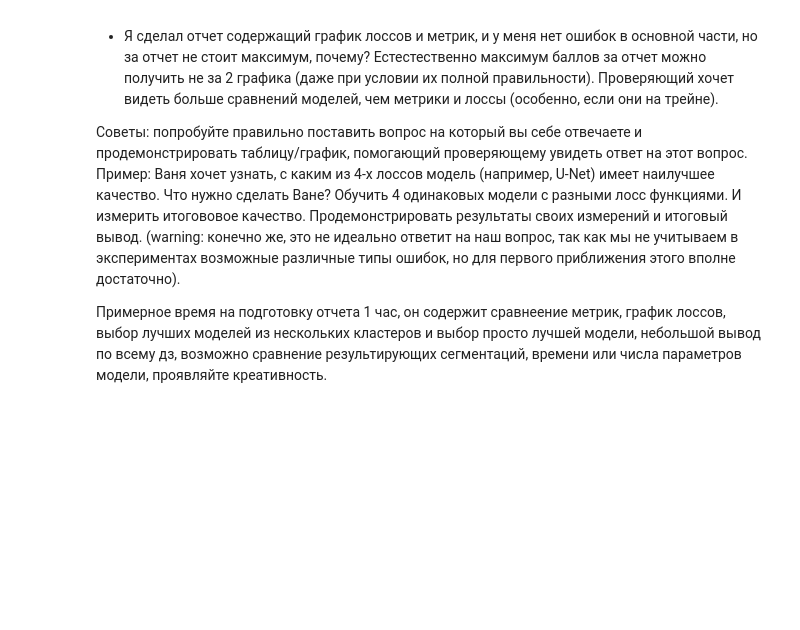
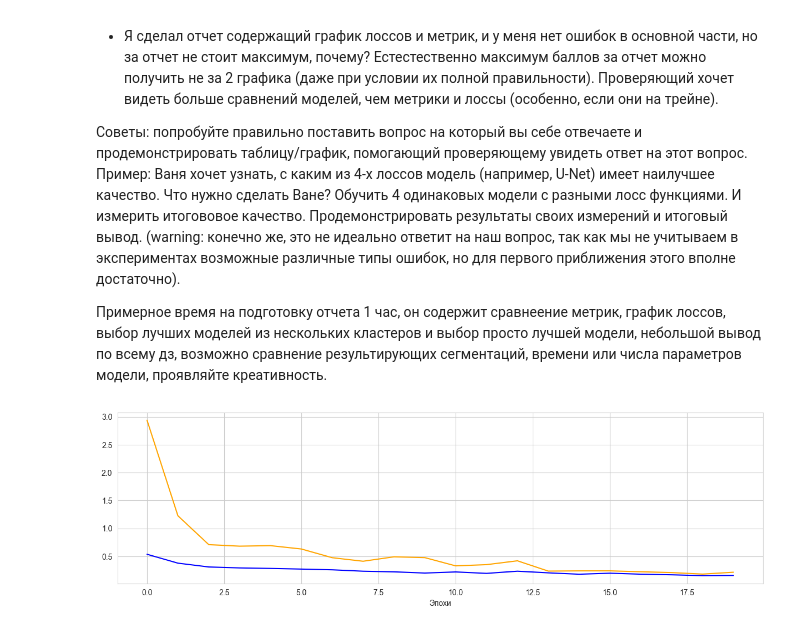
Before and after one commit to almos05/DLS, a Jupyter notebook: [homework]semantic_segmentation.ipynb, the cells around one changed output. Cells and saved outputs as stored; diff of their text form; code cells hidden in the pictures; blank space fills up the shorter version.

```diff
--- a/[homework]semantic_segmentation.ipynb
+++ b/[homework]semantic_segmentation.ipynb
@@ -620,12 +620,7 @@ class Up(nn.Module):
         self.conv = DoubleConv(in_channels, out_channels, up=True)
 
     def forward(self, x, connection):
-        print(connection.shape, x.shape)
         x = torch.cat([connection, self.up(x)], 1)
-        print(f"x: {x.shape}")
-        x = self.up(x)
-        print(f"x-up: {x.shape}")
-        print(f"self.conv : {self.conv(x).shape}")
         return self.conv(x)
 
 class OutConv(nn.Module):
@@ -662,27 +657,22 @@ class UNet(nn.Module):
         self.bottleneck_conv = BottleneckConv(1024)
 
         # decoder (upsampling)
-        self.u1 = Up(1024, 512)
-        self.u2 = Up(512, 256)
-        self.u3 = Up(256, 128)
-        self.u4 = Up(128, 64)
+        self.u1 = Up(1024 + 512, 512)
+        self.u2 = Up(512 + 256, 256)
+        self.u3 = Up(256 + 128, 128)
+        self.u4 = Up(128 + 64, 64)
         self.u5 = OutConv(64, 1)
 
     def forward(self, x):
         # encoder
         x1 = self.d1(x)
-        print(f"x1: {x1.shape}")
         x2 = self.d2(x1)
-        print(f"x2: {x2.shape}")
         x3 = self.d3(x2)
-        print(f"x3: {x3.shape}")
         x4 = self.d4(x3)
-        print(f"x4: {x4.shape}")
         x5 = self.d5(x4)
-        print(f"x5: {x5.shape}")
 
         b = self.bottleneck_conv(x5)
-        print(f"b: {b.shape}")
+
         # decoder
         x = self.u1(b, x4)
         x = self.u2(x, x3)
@@ -755,3 +737,9 @@ train(unet2_model, optim.Adam(unet2_model.parameters()), bce_loss, 5, data_tr, d
 Советы: попробуйте правильно поставить вопрос на который вы себе отвечаете и продемонстрировать таблицу/график, помогающий проверяющему увидеть ответ на этот вопрос. Пример: Ваня хочет узнать, с каким из 4-х лоссов модель (например, U-Net) имеет наилучшее качество. Что нужно сделать Ване? Обучить 4 одинаковых модели с разными лосс функциями. И измерить итогововое качество. Продемонстрировать результаты своих измерений и итоговый вывод. (warning: конечно же, это не идеально ответит на наш вопрос, так как мы не учитываем в экспериментах возможные различные типы ошибок, но для первого приближения этого вполне достаточно).
 
 Примерное время на подготовку отчета 1 час, он содержит сравнеение метрик, график лоссов, выбор лучших моделей из нескольких кластеров и выбор просто лучшей модели, небольшой вывод по всему дз, возможно сравнение результирующих сегментаций, времени или числа параметров модели, проявляйте креативность.
+# %%
+plt.plot(losses['train'], color='blue', label='train')
+plt.plot(losses['test'], color='orange', label='test')
+plt.xlabel('Эпохи');
+# %% [output]
+[figure, added]
```
Also changed, not shown: parts of 3 cells of this notebook.
